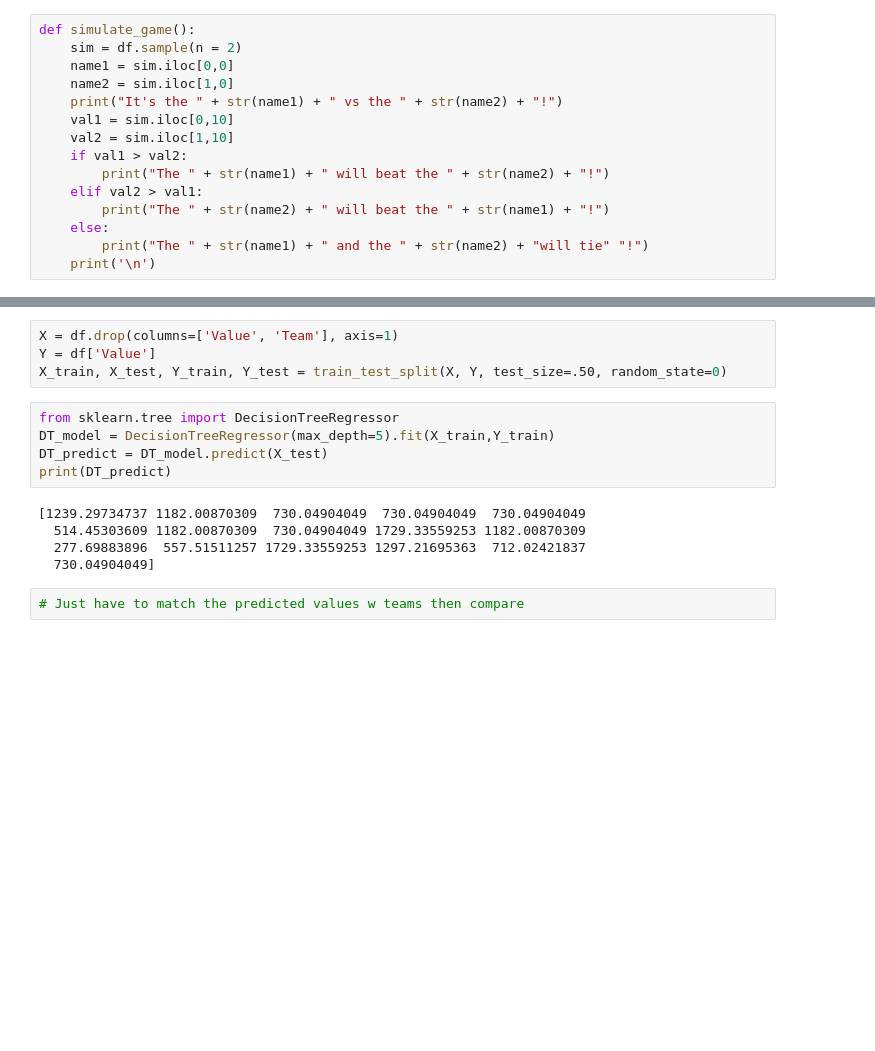
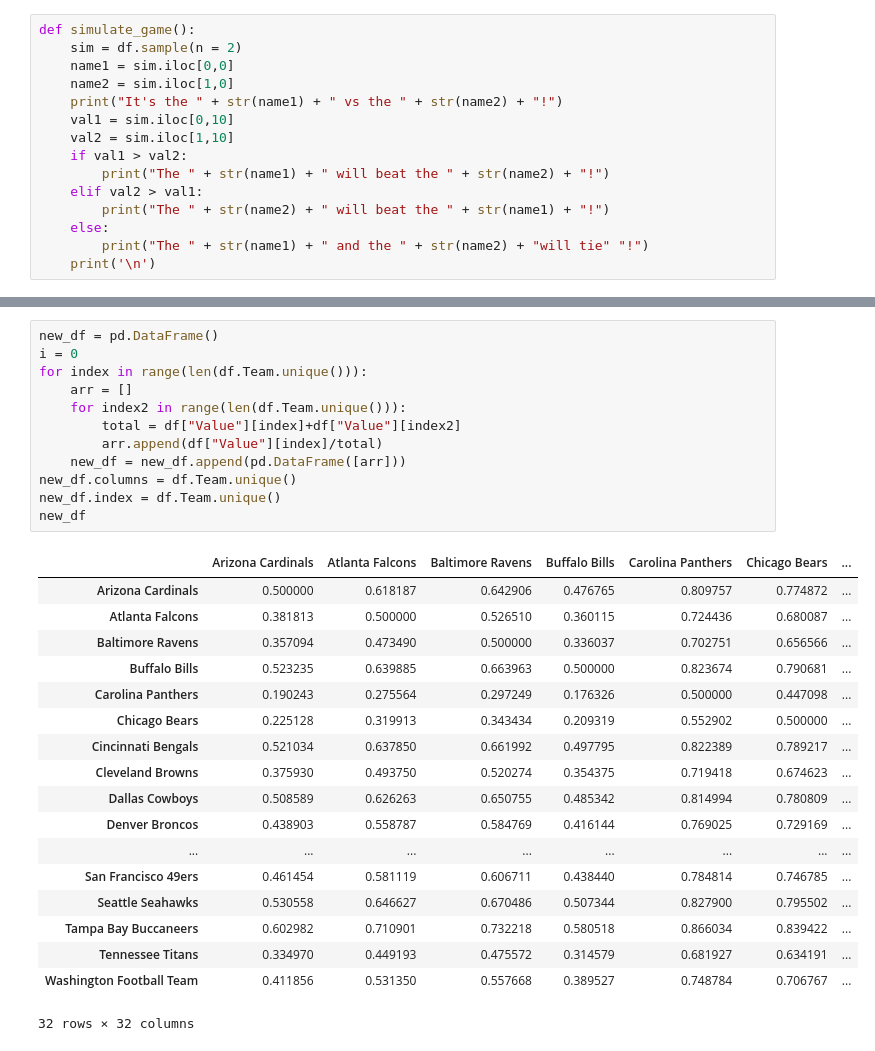
Before and after one commit to RohitPasu/ManILoveFootball, a Jupyter notebook: final_actual.ipynb, the cells around one changed output, grey strips where cells are left out. Cells and saved outputs as stored; diff of their text form; blank space fills up the shorter version.

```diff
--- a/final_actual.ipynb
+++ b/final_actual.ipynb
@@ -313,16 +313,31 @@ The Detroit Lions will beat the Jacksonville Jaguars!
-# %%
-X = df.drop(columns=['Value', 'Team'], axis=1)
-Y = df['Value']
-X_train, X_test, Y_train, Y_test = train_test_split(X, Y, test_size=.50, random_state=0)
-# %%
-from sklearn.tree import DecisionTreeRegressor
-DT_model = DecisionTreeRegressor(max_depth=5).fit(X_train,Y_train)
-DT_predict = DT_model.predict(X_test)
-print(DT_predict)
-# %% [output]
-[1239.29734737 1182.00870309  730.04904049  730.04904049  730.04904049
-  514.45303609 1182.00870309  730.04904049 1729.33559253 1182.00870309
-  277.69883896  557.51511257 1729.33559253 1297.21695363  712.02421837
-  730.04904049]
-# %%
-# Just have to match the predicted values w teams then compare
+# %%
+new_df = pd.DataFrame()
+i = 0
+for index in range(len(df.Team.unique())):
+    arr = []
+    for index2 in range(len(df.Team.unique())):
+        total = df["Value"][index]+df["Value"][index2]
+        arr.append(df["Value"][index]/total)
+    new_df = new_df.append(pd.DataFrame([arr]))
+new_df.columns = df.Team.unique()
+new_df.index = df.Team.unique()
+new_df
+# %% [output]
+|  | Arizona Cardinals | Atlanta Falcons | Baltimore Ravens | Buffalo Bills | Carolina Panthers | Chicago Bears | ... |
+| Arizona Cardinals | 0.500000 | 0.618187 | 0.642906 | 0.476765 | 0.809757 | 0.774872 | ... |
+| Atlanta Falcons | 0.381813 | 0.500000 | 0.526510 | 0.360115 | 0.724436 | 0.680087 | ... |
+| Baltimore Ravens | 0.357094 | 0.473490 | 0.500000 | 0.336037 | 0.702751 | 0.656566 | ... |
+| Buffalo Bills | 0.523235 | 0.639885 | 0.663963 | 0.500000 | 0.823674 | 0.790681 | ... |
+| Carolina Panthers | 0.190243 | 0.275564 | 0.297249 | 0.176326 | 0.500000 | 0.447098 | ... |
+| Chicago Bears | 0.225128 | 0.319913 | 0.343434 | 0.209319 | 0.552902 | 0.500000 | ... |
+| Cincinnati Bengals | 0.521034 | 0.637850 | 0.661992 | 0.497795 | 0.822389 | 0.789217 | ... |
+| Cleveland Browns | 0.375930 | 0.493750 | 0.520274 | 0.354375 | 0.719418 | 0.674623 | ... |
+| Dallas Cowboys | 0.508589 | 0.626263 | 0.650755 | 0.485342 | 0.814994 | 0.780809 | ... |
+| Denver Broncos | 0.438903 | 0.558787 | 0.584769 | 0.416144 | 0.769025 | 0.729169 | ... |
+| ... | ... | ... | ... | ... | ... | ... | ... |
+| San Francisco 49ers | 0.461454 | 0.581119 | 0.606711 | 0.438440 | 0.784814 | 0.746785 | ... |
+| Seattle Seahawks | 0.530558 | 0.646627 | 0.670486 | 0.507344 | 0.827900 | 0.795502 | ... |
+| Tampa Bay Buccaneers | 0.602982 | 0.710901 | 0.732218 | 0.580518 | 0.866034 | 0.839422 | ... |
+| Tennessee Titans | 0.334970 | 0.449193 | 0.475572 | 0.314579 | 0.681927 | 0.634191 | ... |
+| Washington Football Team | 0.411856 | 0.531350 | 0.557668 | 0.389527 | 0.748784 | 0.706767 | ... |
+32 rows × 32 columns
```
Also changed, not shown: parts of 2 cells of this notebook.
